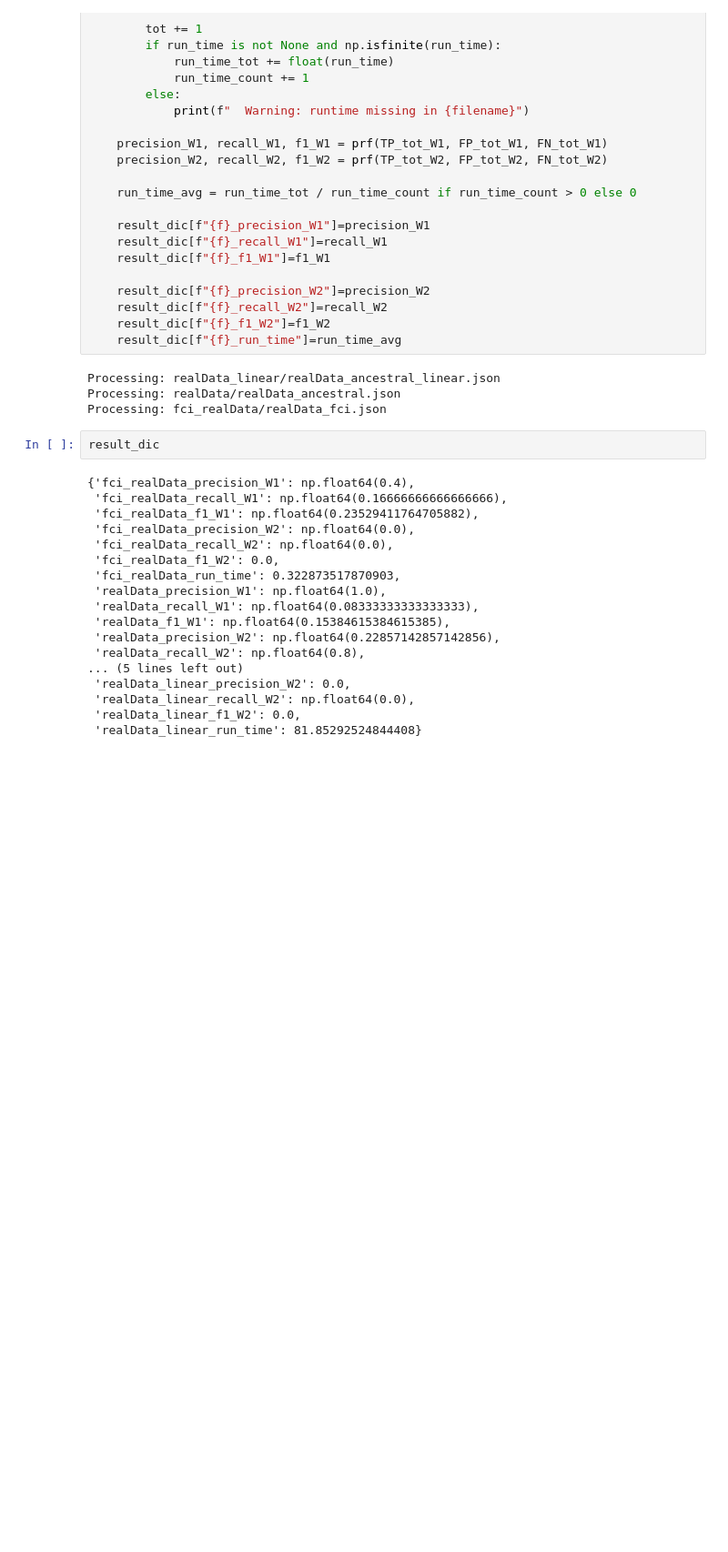
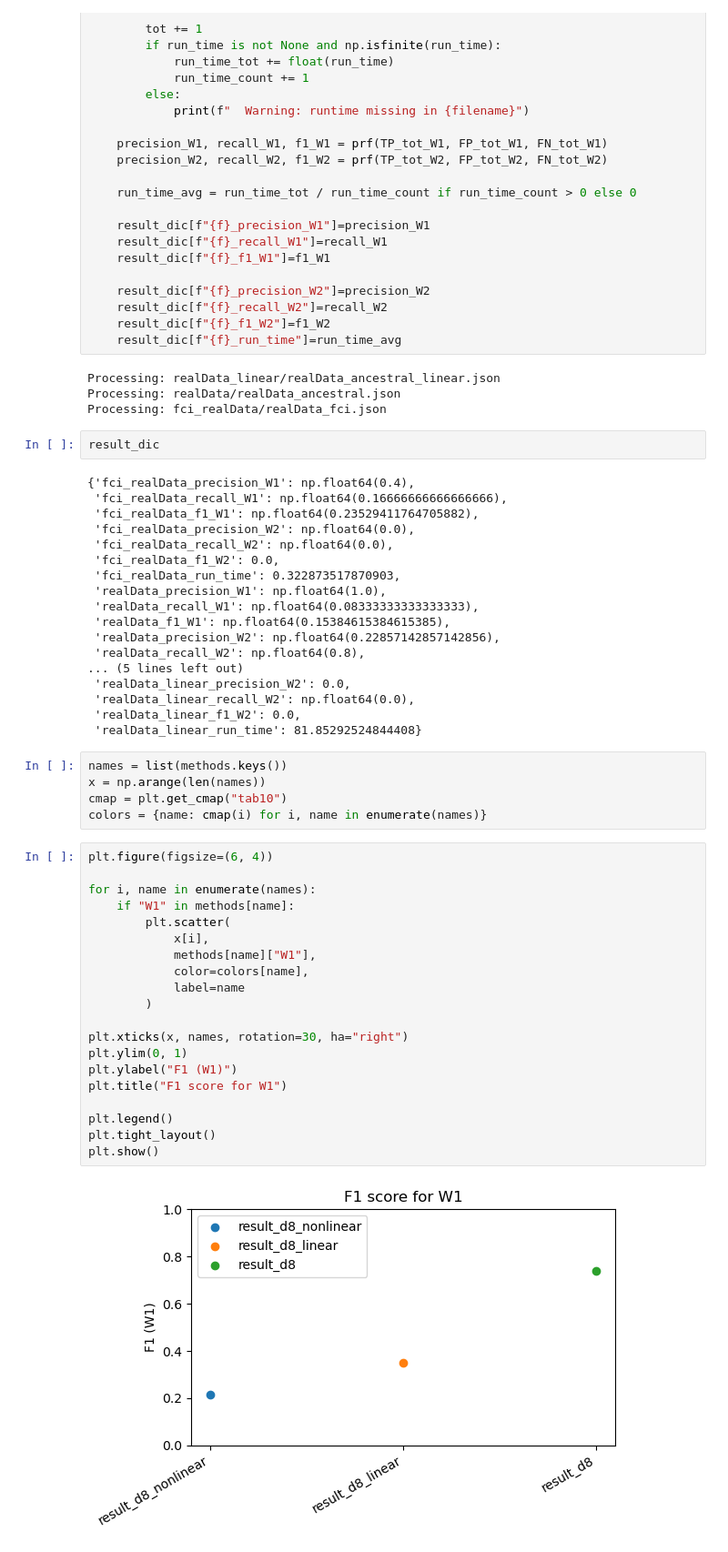
Before and after one commit to yurou-liang/LOGLL-ADMG, a Jupyter notebook: experiments/Analyse.ipynb, the cells around one changed output. Shown at 91% size. Saved outputs shown, nothing was run; the diff lists cells and outputs as text; blank space fills up the shorter version.

```diff
--- a/experiments/Analyse.ipynb
+++ b/experiments/Analyse.ipynb
@@ -834,3 +812,30 @@ result_dic
  'realData_linear_recall_W2': np.float64(0.0),
  'realData_linear_f1_W2': 0.0,
  'realData_linear_run_time': 81.85292524844408}
+# %%
+names = list(methods.keys())
+x = np.arange(len(names))
+cmap = plt.get_cmap("tab10")
+colors = {name: cmap(i) for i, name in enumerate(names)}
+# %%
+plt.figure(figsize=(6, 4))
+
+for i, name in enumerate(names):
+    if "W1" in methods[name]:
+        plt.scatter(
+            x[i],
+            methods[name]["W1"],
+            color=colors[name],
+            label=name
+        )
+
+plt.xticks(x, names, rotation=30, ha="right")
+plt.ylim(0, 1)
+plt.ylabel("F1 (W1)")
+plt.title("F1 score for W1")
+
+plt.legend()
+plt.tight_layout()
+plt.show()
+# %% [output]
+[figure, added]
```
Also changed, not shown: parts of 11 cells of this notebook, 19 other files.
